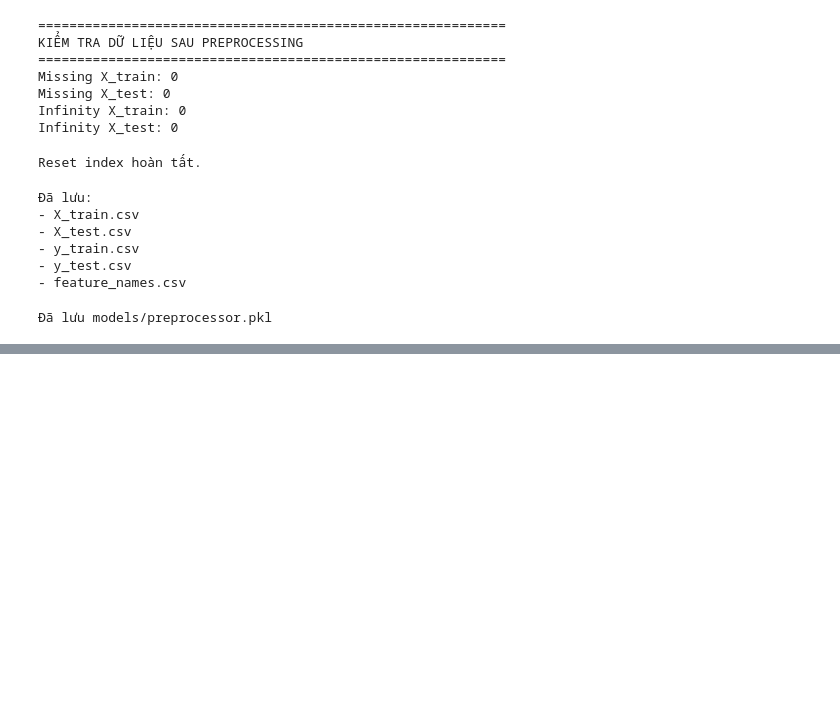
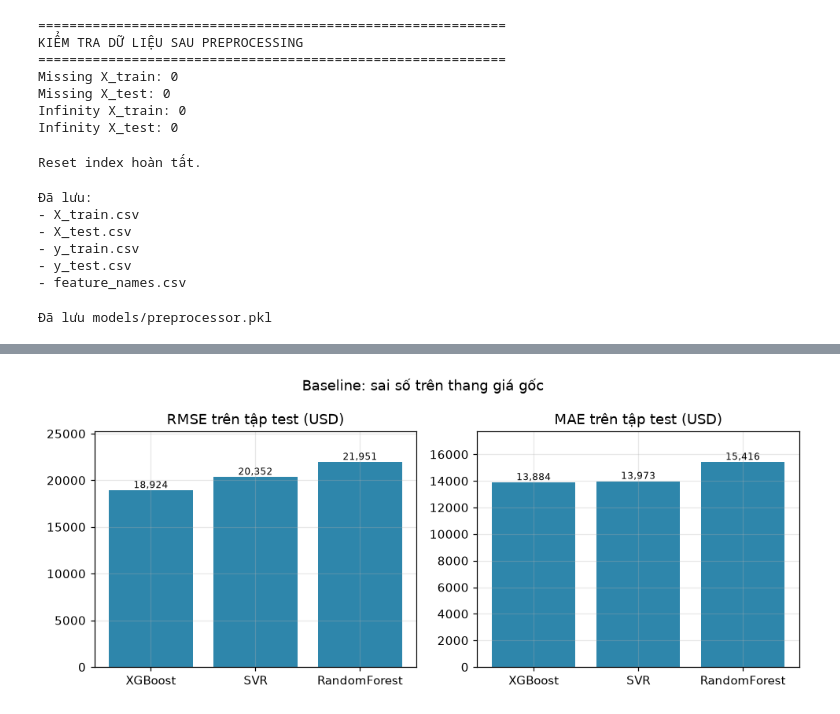
Before and after one commit to DangHau19/MLGroup, a Jupyter notebook: Tuan04/01_preprocessing.ipynb, the cells around one changed output, grey strips where cells are left out. Saved outputs shown, nothing was run; the diff lists cells and outputs as text; code cells hidden in the pictures; blank space fills up the shorter version.

```diff
--- a/Tuan04/01_preprocessing.ipynb
+++ b/Tuan04/01_preprocessing.ipynb
@@ -767,0 +934,10 @@ print("Đã lưu models/preprocessor.pkl")
+# %%
+fig, axes = plt.subplots(1, 2, figsize=(9, 3.8))
+for ax, col, title in zip(axes, ['test_original_rmse', 'test_original_mae'], ['RMSE trên tập test (USD)', 'MAE trên tập test (USD)']):
+    bars = ax.bar(order, extended[col], color='#2E86AB')
+    for b in bars:
+        ax.text(b.get_x() + b.get_width() / 2, b.get_height(), f'{b.get_height():,.0f}', ha='center', va='bottom', fontsize=8)
+    ax.set_title(title); ax.set_ylim(0, extended[col].max() * 1.15)
+fig.suptitle('Baseline: sai số trên thang giá gốc'); fig.tight_layout(); fig.savefig(FIG / 'baseline_error_original.png', dpi=150); plt.show()
+# %% [output]
+[figure, added]
```
Also changed, not shown: parts of 14 cells of this notebook, 10 other files.
